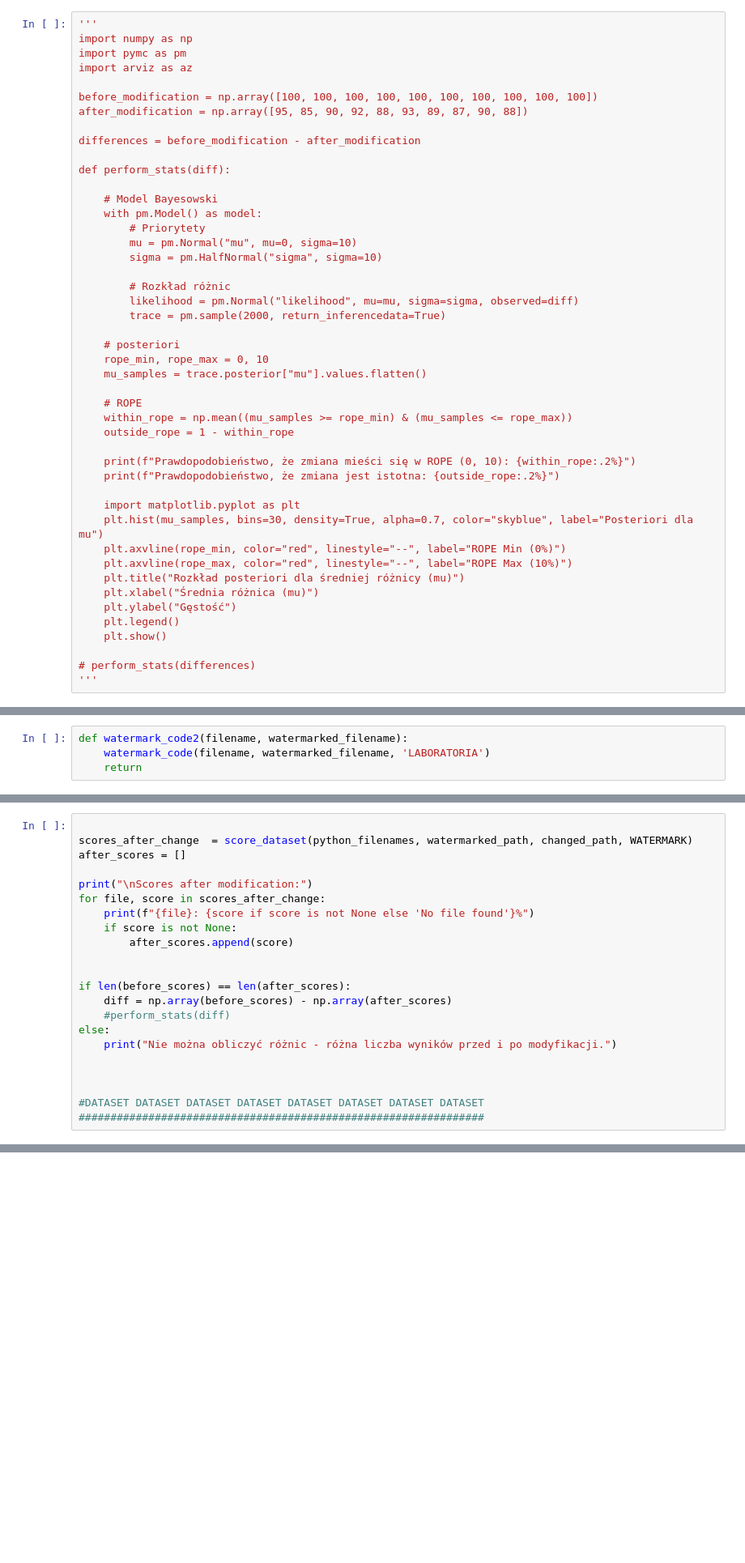
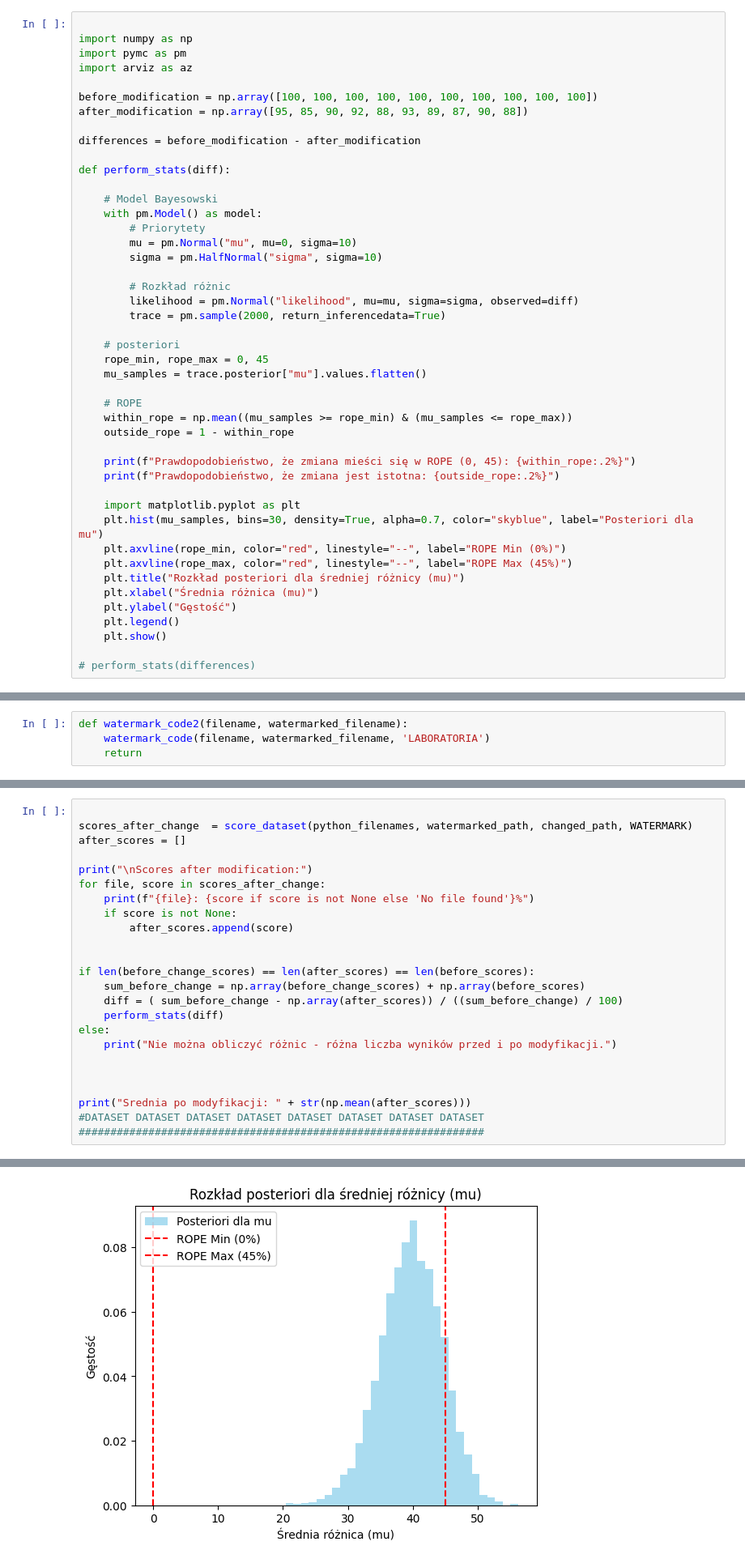
Before and after one commit to RustyRipper/ai-code-generation, a Jupyter notebook: letsgo.ipynb, the cells around one changed output, grey strips where cells are left out. Shown at 81% size. Drawn from its saved outputs; the diff is of its cells as text; blank space fills up the shorter version.

```diff
--- a/letsgo.ipynb
+++ b/letsgo.ipynb
@@ -1604,7 +1598,7 @@ Podobieństwo ciągów: 1.0
 
 ---
 # %%
-'''
+
 import numpy as np
 import pymc as pm
 import arviz as az
@@ -1627,20 +1621,20 @@ def perform_stats(diff):
         trace = pm.sample(2000, return_inferencedata=True)
 
     # posteriori
-    rope_min, rope_max = 0, 10
+    rope_min, rope_max = 0, 45
     mu_samples = trace.posterior["mu"].values.flatten()
 
     # ROPE
     within_rope = np.mean((mu_samples >= rope_min) & (mu_samples <= rope_max))
     outside_rope = 1 - within_rope
 
-    print(f"Prawdopodobieństwo, że zmiana mieści się w ROPE (0, 10): {within_rope:.2%}")
+    print(f"Prawdopodobieństwo, że zmiana mieści się w ROPE (0, 45): {within_rope:.2%}")
     print(f"Prawdopodobieństwo, że zmiana jest istotna: {outside_rope:.2%}")
 
     import matplotlib.pyplot as plt
     plt.hist(mu_samples, bins=30, density=True, alpha=0.7, color="skyblue", label="Posteriori dla mu")
     plt.axvline(rope_min, color="red", linestyle="--", label="ROPE Min (0%)")
-    plt.axvline(rope_max, color="red", linestyle="--", label="ROPE Max (10%)")
+    plt.axvline(rope_max, color="red", linestyle="--", label="ROPE Max (45%)")
     plt.title("Rozkład posteriori dla średniej różnicy (mu)")
     plt.xlabel("Średnia różnica (mu)")
     plt.ylabel("Gęstość")
@@ -1648,4 +1642,3 @@ def perform_stats(diff):
     plt.show()
 
 # perform_stats(differences)
-'''
@@ -1818,14 +1810,16 @@ for file, score in scores_after_change:
         after_scores.append(score)
 
 
-if len(before_scores) == len(after_scores):
-    diff = np.array(before_scores) - np.array(after_scores)
-    #perform_stats(diff)
+if len(before_change_scores) == len(after_scores) == len(before_scores):
+    sum_before_change = np.array(before_change_scores) + np.array(before_scores)
+    diff = ( sum_before_change - np.array(after_scores)) / ((sum_before_change) / 100)
+    perform_stats(diff)
 else:
     print("Nie można obliczyć różnic - różna liczba wyników przed i po modyfikacji.")
 
 
 
+print("Srednia po modyfikacji: " + str(np.mean(after_scores)))
 #DATASET DATASET DATASET DATASET DATASET DATASET DATASET DATASET
 ################################################################
 # %% [output]
@@ -1848,0 +1851 @@ Scores after modification:
+[figure, added]
```
Also changed, not shown: parts of 7 cells of this notebook, 28 other files.
